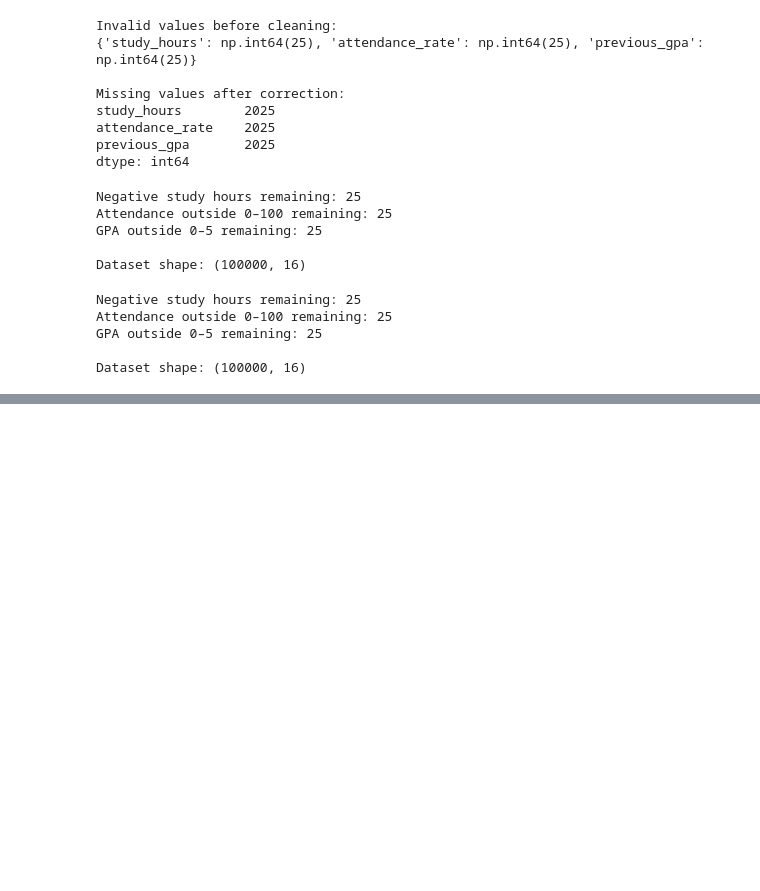
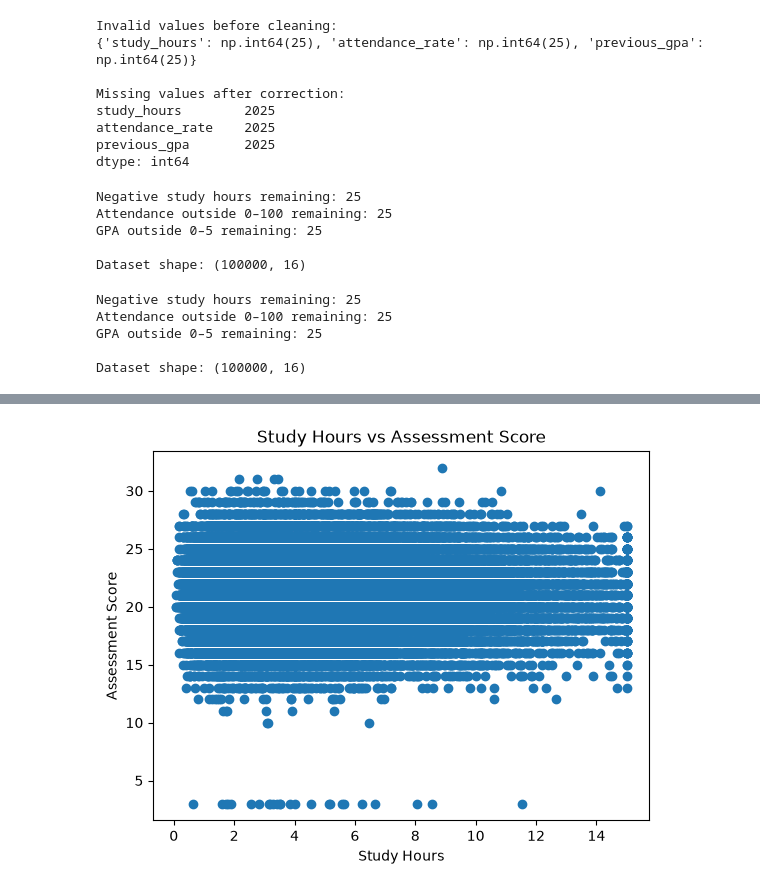
Before and after one commit to Damiemmy/Data_Science_ML, a Jupyter notebook: ml/student_performance_intelligence/notebooks/01_data_discovery.ipynb, the cells around one changed output, grey strips where cells are left out. Cells and saved outputs as stored; diff of their text form; code cells hidden in the pictures; blank space fills up the shorter version.

```diff
--- a/ml/student_performance_intelligence/notebooks/01_data_discovery.ipynb
+++ b/ml/student_performance_intelligence/notebooks/01_data_discovery.ipynb
@@ -418,0 +455,26 @@ Shape: (100000, 16)
+# %%
+
+import pandas as pd
+import numpy as np
+
+columns_to_impute = [
+    "study_hours",
+    "attendance_rate",
+    "previous_gpa",
+    "assignment_average",
+    "quiz_average",
+]
+
+# Inspect missing values before imputation
+print("Missing values before imputation:")
+print(clean_df[columns_to_impute].isna().sum())
+
+# Use medians as our initial exploratory cleaning strategy
+medians = clean_df[columns_to_impute].median()
+clean_df[columns_to_impute] = clean_df[columns_to_impute].fillna(medians)
+
+# Verify the dataset
+print("\nTotal missing values:", clean_df.isna().sum().sum())
+print("Duplicate rows:", clean_df.duplicated().sum())
+print("Unique student IDs:", clean_df["student_id"].nunique())
+print("Dataset shape:", clean_df.shape)
@@ -418,0 +590,10 @@ Shape: (100000, 16)
+# %%
+plt.scatter(clean_df["study_hours"], clean_df["age"])
+
+plt.xlabel("Study Hours")
+plt.ylabel("Assessment Score")
+plt.title("Study Hours vs Assessment Score")
+
+plt.show()
+# %% [output]
+[figure, added]
```
Also changed, not shown: parts of 10 cells of this notebook, 1 other file.
